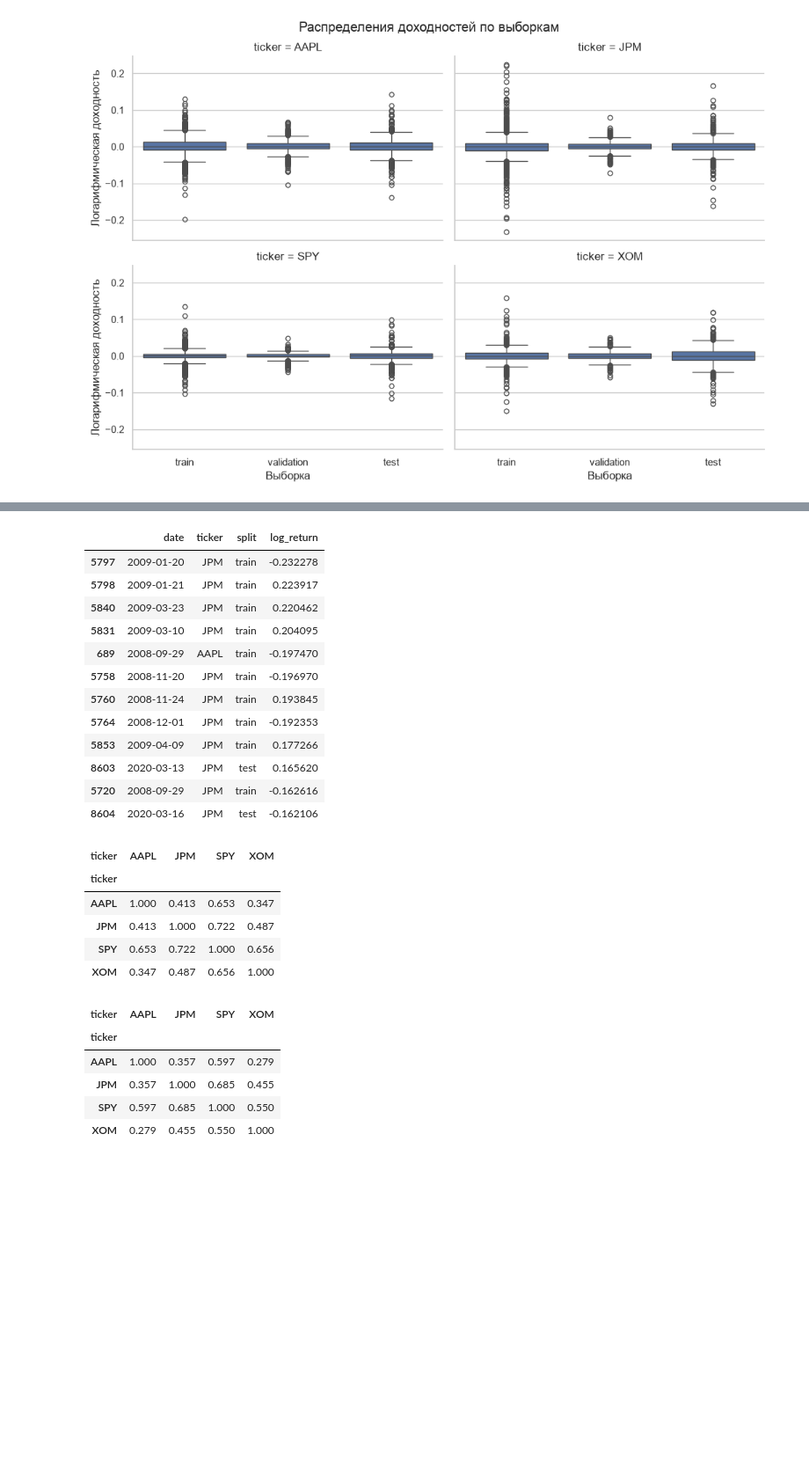
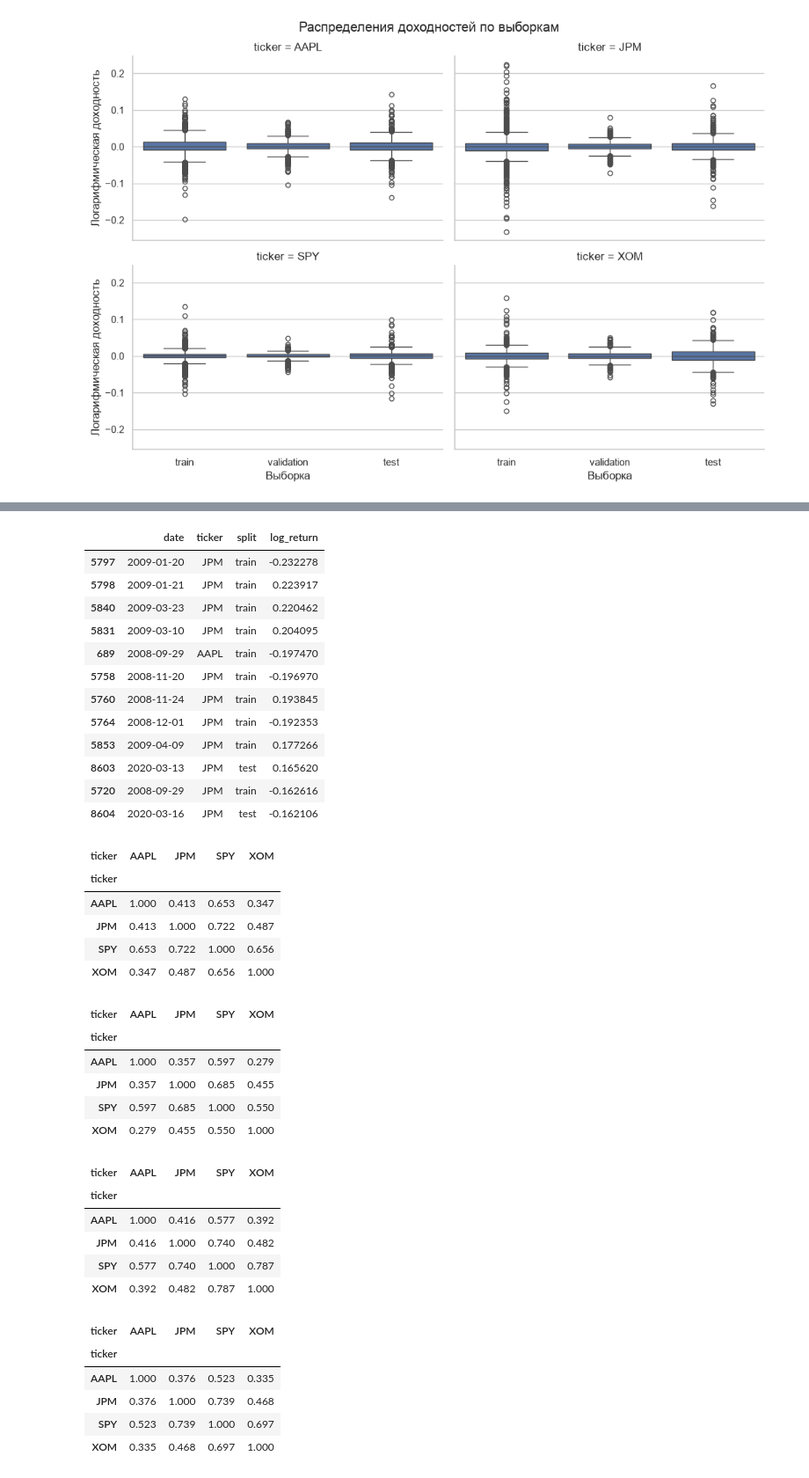
Before and after one commit to VITYANA/LSTM_ARIMA_comparison, a Jupyter notebook: notebooks/02_exploratory_analysis.ipynb, the cells around one changed output, grey strips where cells are left out. Shown at 88% size. Drawn from its saved outputs; the diff is of its cells as text; code cells hidden in the pictures; blank space fills up the shorter version.

```diff
--- a/notebooks/02_exploratory_analysis.ipynb
+++ b/notebooks/02_exploratory_analysis.ipynb
@@ -237,38 +246,52 @@ display(split_volatility.style.format("{:.3f}"))
 display(largest_moves)
 display(pearson.style.format("{:.3f}"))
 display(spearman.style.format("{:.3f}"))
+display(train_pearson.style.format("{:.3f}"))
+display(train_spearman.style.format("{:.3f}"))
 # %% [output]
 | split | train | validation | test |
 | ticker |  |  |  |
 | AAPL | 0.343 | 0.244 | 0.317 |
 | JPM | 0.436 | 0.207 | 0.313 |
 | SPY | 0.207 | 0.129 | 0.208 |
 | XOM | 0.252 | 0.181 | 0.328 |
 |  | date | ticker | split | log_return |
 | 5797 | 2009-01-20 | JPM | train | -0.232278 |
 | 5798 | 2009-01-21 | JPM | train | 0.223917 |
 | 5840 | 2009-03-23 | JPM | train | 0.220462 |
 | 5831 | 2009-03-10 | JPM | train | 0.204095 |
 | 689 | 2008-09-29 | AAPL | train | -0.197470 |
 | 5758 | 2008-11-20 | JPM | train | -0.196970 |
 | 5760 | 2008-11-24 | JPM | train | 0.193845 |
 | 5764 | 2008-12-01 | JPM | train | -0.192353 |
 | 5853 | 2009-04-09 | JPM | train | 0.177266 |
 | 8603 | 2020-03-13 | JPM | test | 0.165620 |
 | 5720 | 2008-09-29 | JPM | train | -0.162616 |
 | 8604 | 2020-03-16 | JPM | test | -0.162106 |
 | ticker | AAPL | JPM | SPY | XOM |
 | ticker |  |  |  |  |
 | AAPL | 1.000 | 0.413 | 0.653 | 0.347 |
 | JPM | 0.413 | 1.000 | 0.722 | 0.487 |
 | SPY | 0.653 | 0.722 | 1.000 | 0.656 |
 | XOM | 0.347 | 0.487 | 0.656 | 1.000 |
 | ticker | AAPL | JPM | SPY | XOM |
 | ticker |  |  |  |  |
 | AAPL | 1.000 | 0.357 | 0.597 | 0.279 |
 | JPM | 0.357 | 1.000 | 0.685 | 0.455 |
 | SPY | 0.597 | 0.685 | 1.000 | 0.550 |
 | XOM | 0.279 | 0.455 | 0.550 | 1.000 |
+| ticker | AAPL | JPM | SPY | XOM |
+| ticker |  |  |  |  |
+| AAPL | 1.000 | 0.416 | 0.577 | 0.392 |
+| JPM | 0.416 | 1.000 | 0.740 | 0.482 |
+| SPY | 0.577 | 0.740 | 1.000 | 0.787 |
+| XOM | 0.392 | 0.482 | 0.787 | 1.000 |
+| ticker | AAPL | JPM | SPY | XOM |
+| ticker |  |  |  |  |
+| AAPL | 1.000 | 0.376 | 0.523 | 0.335 |
+| JPM | 0.376 | 1.000 | 0.739 | 0.468 |
+| SPY | 0.523 | 0.739 | 1.000 | 0.697 |
+| XOM | 0.335 | 0.468 | 0.697 | 1.000 |
 # %% [markdown]
 ## Выводы
 
```
Also changed, not shown: parts of 6 cells of this notebook, 2 other files.
